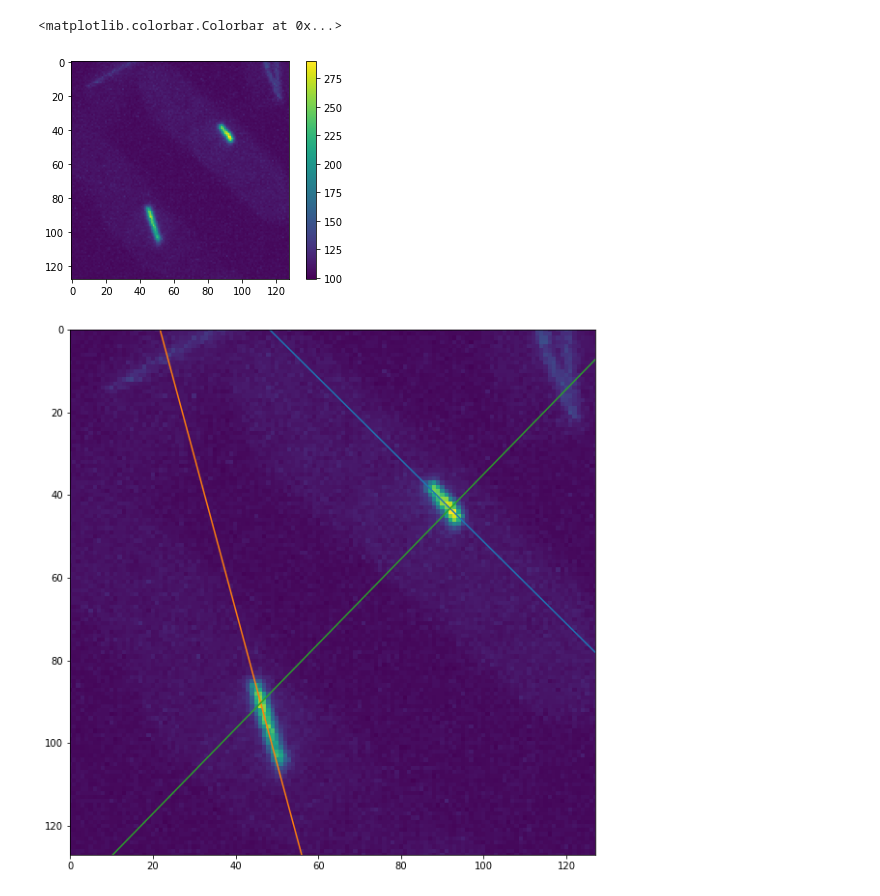
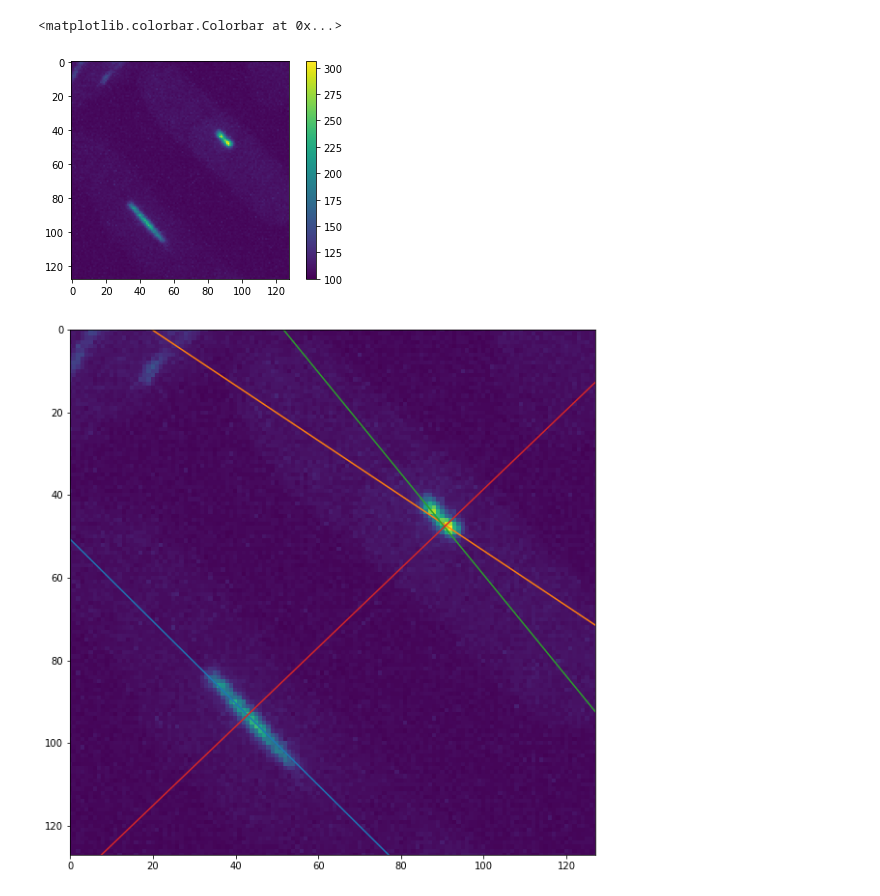
Before and after one commit to CulleyLab/fitting_lines, a Jupyter notebook: sian_code/linear_hough_oop.ipynb, the cells around one changed output. Saved outputs shown, nothing was run; the diff lists cells and outputs as text; code cells hidden in the pictures.

```diff
--- a/sian_code/linear_hough_oop.ipynb
+++ b/sian_code/linear_hough_oop.ipynb
@@ -6,11 +7,11 @@ from skimage.feature import peak_local_max
 # %%
 filename = 'test_stack_2.tif'
-im = imread(filename)[4]
+im = imread(filename)[9]
 plt.imshow(im)
 plt.colorbar()
 # %% [output]
 <matplotlib.colorbar.Colorbar at 0x...>
-[figure, old version]
+[figure, new version]
 # %%
 def normalise(im):
     im_min = np.min(im)
@@ -52,6 +53,13 @@ class hough:
         self.peaks = peak_local_max(self.accumulator, min_distance=min_dist, threshold_abs=min_len, exclude_border=False)
         self.n_peaks = len(self.peaks)
 
+    def find_promiment_peaks(self, dist_theta, dist_d):
+        img_peaks, xcoords_peaks, ycoords_peaks = _prominent_peaks(self.accumulator, dist_theta, dist_d)
+        self.n_peaks = len(xcoords_peaks)
+        self.peaks = []
+        for i in range(self.n_peaks):
+            self.peaks.append([ycoords_peaks[i], xcoords_peaks[i]])
+
     def get_lines(self):
         self.lines_dict = []
         for p in self.peaks:
@@ -83,16 +91,22 @@ class hough:
             t = self.lines_dict[p]['t']
             ax.plot(t, d, 'x', ms=10)
 
-    def do_hough(self, do_weight, min_dist, min_len):
+    def do_hough(self, do_weight, dist_theta, dist_d):
         self.create_accumulator()
         self.populate_accumulator(do_weight)
-        self.find_peaks(min_dist, min_len)
+        #self.find_peaks(min_dist, min_len)
+        self.find_promiment_peaks(dist_theta, dist_d)
         self.get_lines()
 # %%
 norm_im = normalise(im)
 # %%
+#min_dist method
 a = hough(norm_im)
-a.do_hough(True, 15, 15)
+a.create_accumulator()
+a.populate_accumulator(True)
+min_dist = 20
+a.find_peaks(min_dist, 0.5 * np.max(a.accumulator))
+a.get_lines()
 a.draw_im_and_lines()
 # %% [output]
-[figure, old version]
+[figure, new version]
```
Also changed, not shown: parts of 8 cells of this notebook.
